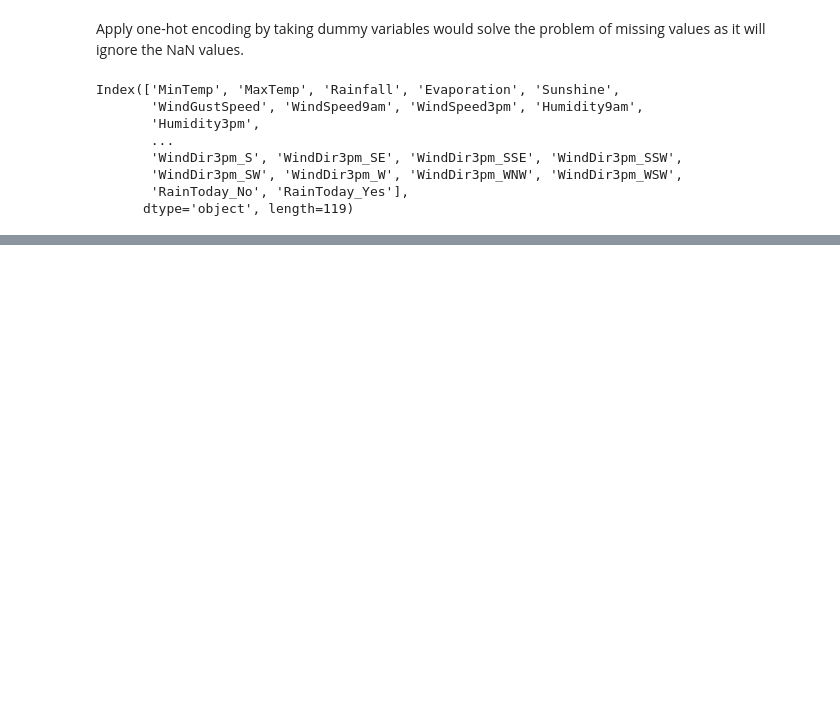
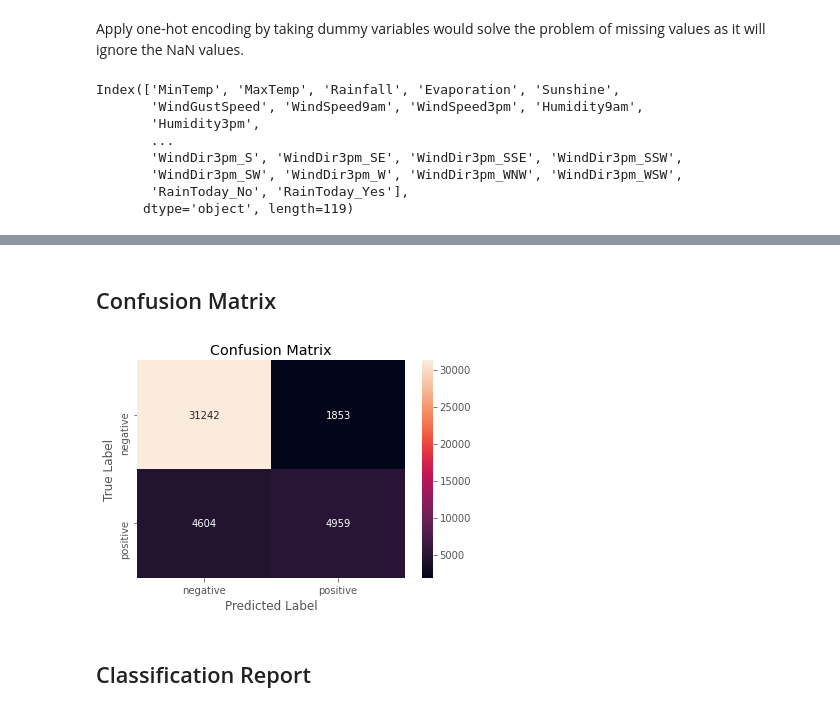
Before and after one commit to cosmicishan/Classification-on-Rain-Dataset, a Jupyter notebook: Rain.ipynb, the cells around one changed output, grey strips where cells are left out. Drawn from its saved outputs; the diff is of its cells as text; code cells hidden in the pictures; blank space fills up the shorter version.

```diff
--- a/Rain.ipynb
+++ b/Rain.ipynb
@@ -364,0 +431,20 @@ Index(['MinTemp', 'MaxTemp', 'Rainfall', 'Evaporation', 'Sunshine',
+# %% [markdown]
+## Confusion Matrix
+# %%
+from sklearn.metrics import confusion_matrix
+lr=LogisticRegression(penalty='l2',C=optimal_c)
+lr.fit(X_train,y_train)
+predic=lr.predict(X_test)
+
+conf_mat = confusion_matrix(y_test, predic)
+class_label = ["negative", "positive"]
+df = pd.DataFrame(conf_mat, index = class_label, columns = class_label)
+sns.heatmap(df, annot = True,fmt="d")
+plt.title("Confusion Matrix")
+plt.xlabel("Predicted Label")
+plt.ylabel("True Label")
+plt.show()
+# %% [output]
+[figure, added]
+# %% [markdown]
+## Classification Report
```
Also changed, not shown: parts of 13 cells of this notebook.
